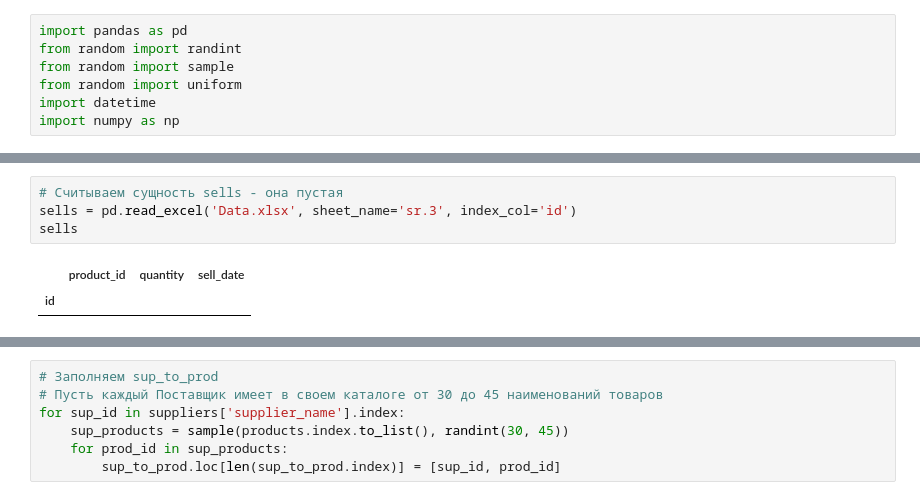
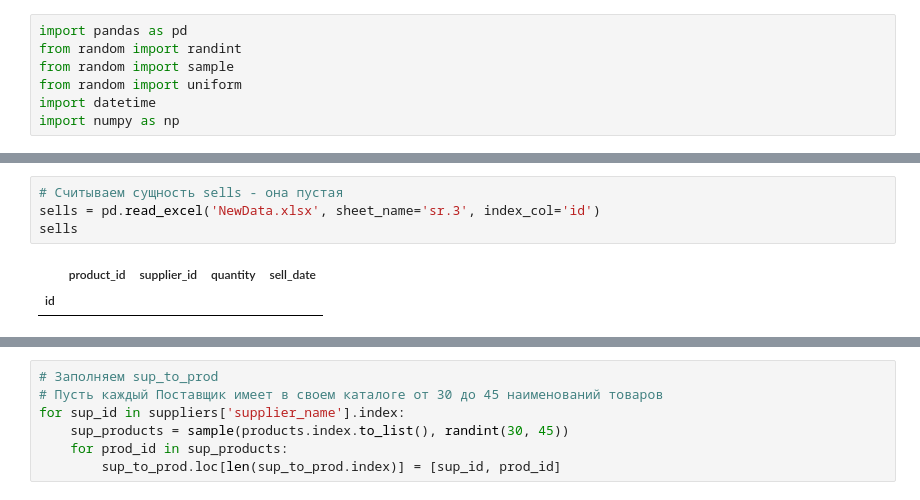
Before and after one commit to AnvarShagvaleev/SchemasCreatingNDataGenerating, a Jupyter notebook: generate.ipynb, the cells around one changed output, grey strips where cells are left out. Cells and saved outputs as stored; diff of their text form.

```diff
--- a/generate.ipynb
+++ b/generate.ipynb
@@ -35,10 +89,10 @@ products.head()
 | 5 | Honor 50 8/128 Gb | 1 | Китай |
 # %%
 # Считываем сущность sells - она пустая
-sells = pd.read_excel('Data.xlsx', sheet_name='sr.3', index_col='id')
+sells = pd.read_excel('NewData.xlsx', sheet_name='sr.3', index_col='id')
 sells
 # %% [output]
-|  | product_id | quantity | sell_date |
-| id |  |  |  |
+|  | product_id | supplier_id | quantity | sell_date |
+| id |  |  |  |  |
 # %%
 # Считываем сущность suppliers
```
Also changed, not shown: parts of 12 cells of this notebook, 2 other files.
